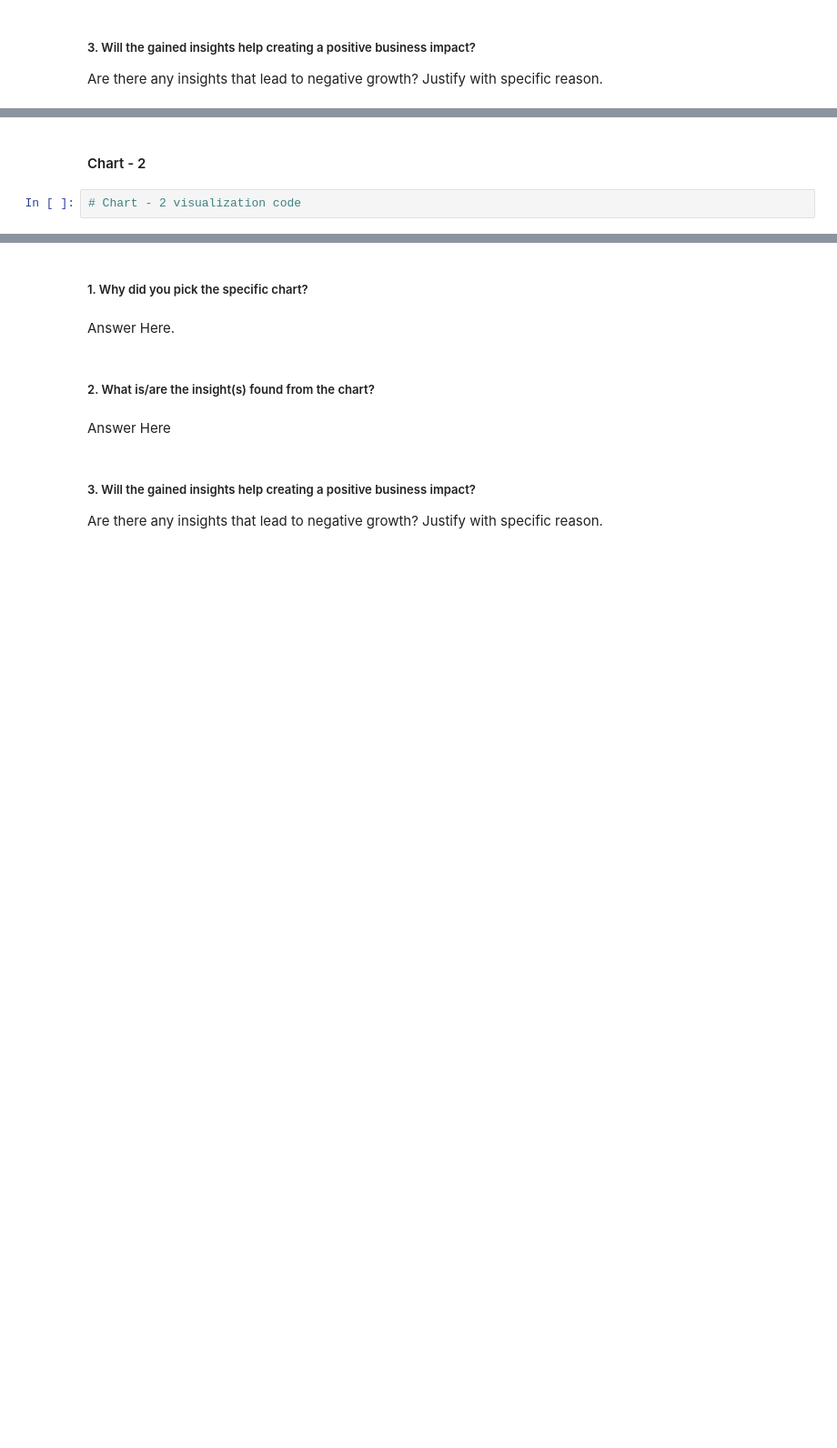
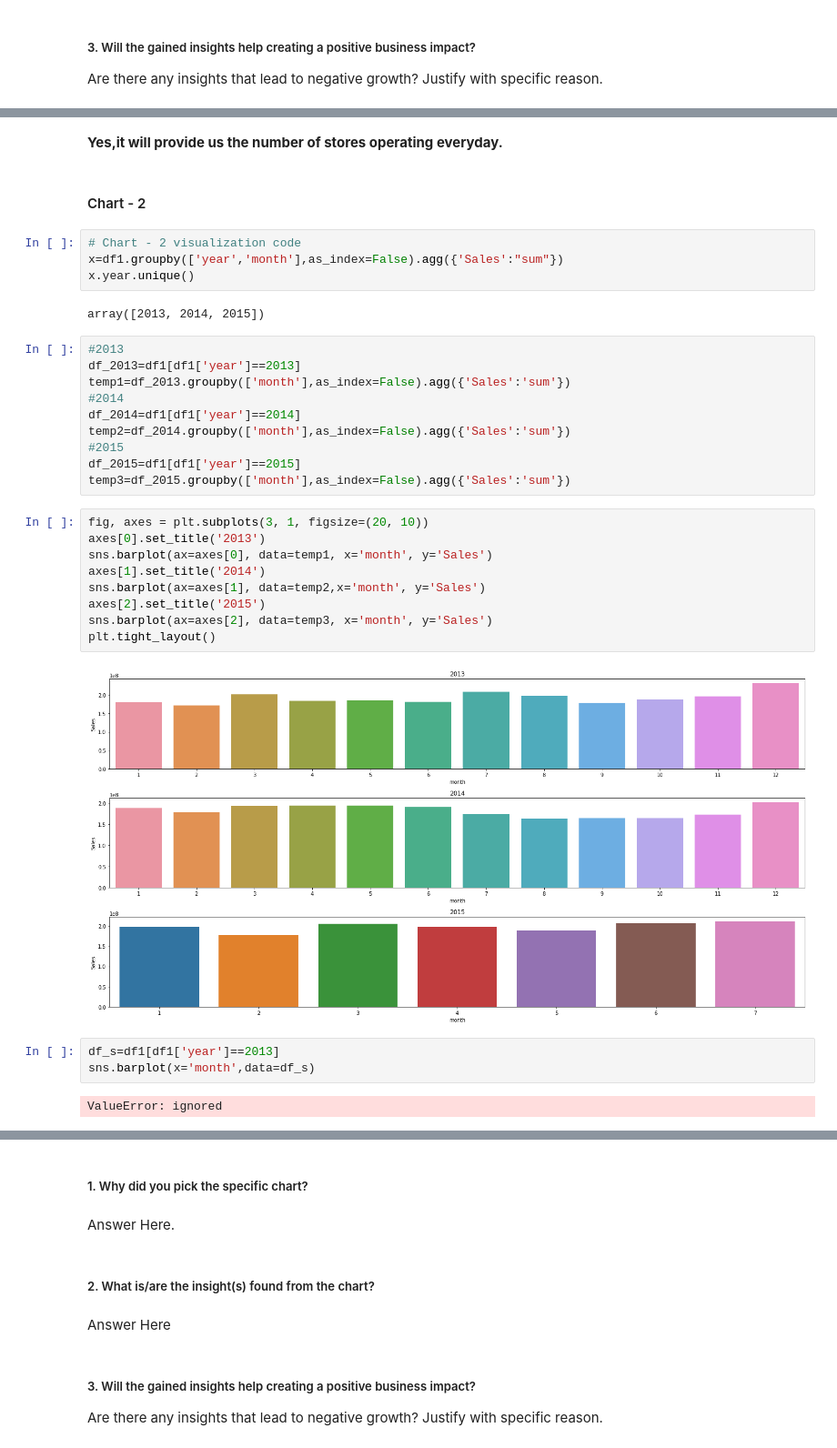
Before and after one commit to Jeetesh-KumarM/CAPSTONE-PROJECT-2-Regression, a Jupyter notebook: Capstone_Project_2_Regression.ipynb, the cells around one changed output, grey strips where cells are left out. Shown: that part at 91% size. Cells and saved outputs as stored; diff of their text form; blank space fills up the shorter version.

```diff
--- a/Capstone_Project_2_Regression.ipynb
+++ b/Capstone_Project_2_Regression.ipynb
@@ -422,4 +411,36 @@ Answer Here
+# %% [markdown]
+**Yes,it will provide us the number of stores operating everyday.**
 # %% [markdown]
 #### Chart - 2
-# %%
-# Chart - 2 visualization code
+# %%
+# Chart - 2 visualization code
+x=df1.groupby(['year','month'],as_index=False).agg({'Sales':"sum"})
+x.year.unique()
+# %% [output]
+array([2013, 2014, 2015])
+# %%
+#2013
+df_2013=df1[df1['year']==2013]
+temp1=df_2013.groupby(['month'],as_index=False).agg({'Sales':'sum'})
+#2014
+df_2014=df1[df1['year']==2014]
+temp2=df_2014.groupby(['month'],as_index=False).agg({'Sales':'sum'})
+#2015
+df_2015=df1[df1['year']==2015]
+temp3=df_2015.groupby(['month'],as_index=False).agg({'Sales':'sum'})
+# %%
+fig, axes = plt.subplots(3, 1, figsize=(20, 10))
+axes[0].set_title('2013')
+sns.barplot(ax=axes[0], data=temp1, x='month', y='Sales')
+axes[1].set_title('2014')
+sns.barplot(ax=axes[1], data=temp2,x='month', y='Sales')
+axes[2].set_title('2015')
+sns.barplot(ax=axes[2], data=temp3, x='month', y='Sales')
+plt.tight_layout()
+# %% [output]
+[figure, added]
+# %%
+df_s=df1[df1['year']==2013]
+sns.barplot(x='month',data=df_s)
+# %% [output]
+ValueError: ignored
```
Also changed, not shown: parts of 19 cells of this notebook.
